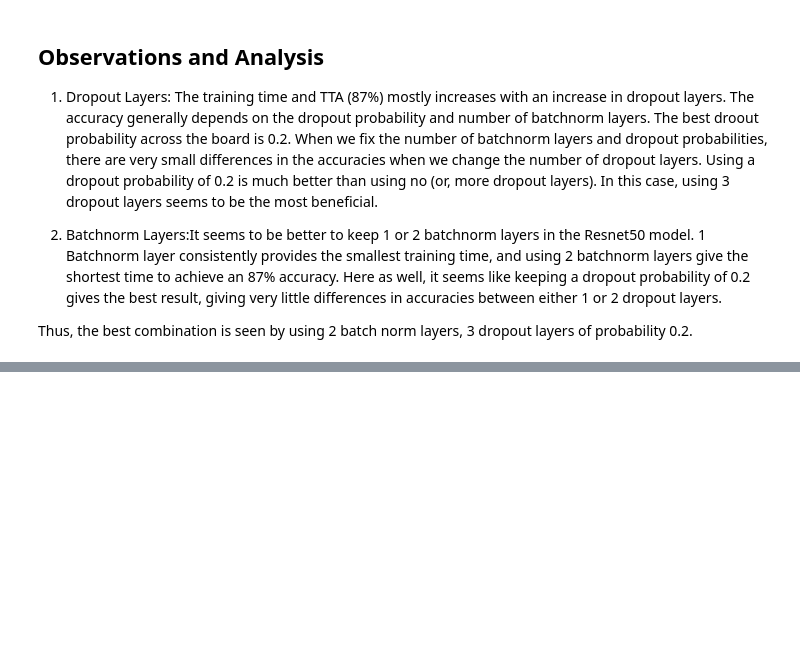
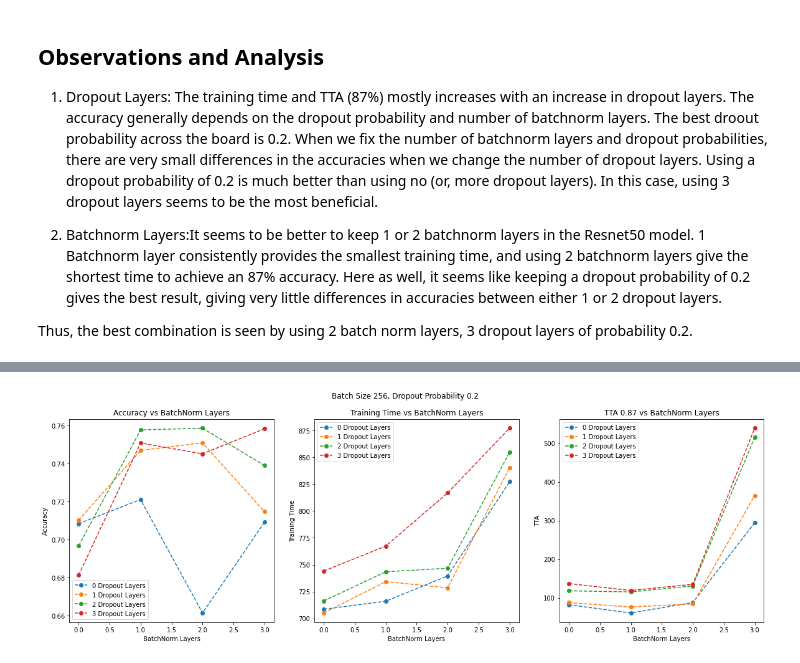
Before and after one commit to aashka-trivedi/regularization-for-image-classification, a Jupyter notebook: code/Batchnorm_dropout_analysis.ipynb, the cells around one changed output, grey strips where cells are left out. Drawn from its saved outputs; the diff is of its cells as text; code cells hidden in the pictures; blank space fills up the shorter version.

```diff
--- a/code/Batchnorm_dropout_analysis.ipynb
+++ b/code/Batchnorm_dropout_analysis.ipynb
@@ -295,0 +300,3 @@ Thus, the best combination is seen by using 2 batch norm layers, 3 dropout layer
+# %%
+data= pd.read_csv('../data/bn_dropout_batch_size_256.csv')
+data.head()
@@ -295,0 +310,30 @@ Thus, the best combination is seen by using 2 batch norm layers, 3 dropout layer
+# %%
+groups = data.groupby('Dropout ID')
+# %%
+fig, axs = plt.subplots(1, 3, figsize=(20,6))
+fig.suptitle('Batch Size 256, Dropout Probability 0.2')
+
+for name, group in groups:
+    axs[0].plot(group['BN Layers'], group['Accuracy'], marker='o', linestyle='--', label= str(name) + ' Dropout Layers')
+axs[0].legend()
+axs[0].set_ylabel('Accuracy')
+axs[0].set_xlabel('BatchNorm Layers')
+axs[0].set_title('Accuracy vs BatchNorm Layers')
+
+for name, group in groups:
+    axs[1].plot(group['BN Layers'], group['Traning Time'], marker='o', linestyle='--', label= str(name) + ' Dropout Layers')
+axs[1].legend()
+axs[1].set_ylabel('Training Time')
+axs[1].set_xlabel('BatchNorm Layers')
+axs[1].set_title('Training Time vs BatchNorm Layers')
+
+for name, group in groups:
+    axs[2].plot(group['BN Layers'], group['TTA 0.87'], marker='o', linestyle='--', label= str(name) + ' Dropout Layers')
+axs[2].legend()
+axs[2].set_ylabel('TTA')
+axs[2].set_xlabel('BatchNorm Layers')
+axs[2].set_title('TTA 0.87 vs BatchNorm Layers')
+
+plt.savefig('../figures/batchsize_256_drpprob_2.jpg')
+# %% [output]
+[figure, added]
```
Also changed, not shown: parts of 7 cells of this notebook, 6 other files.
